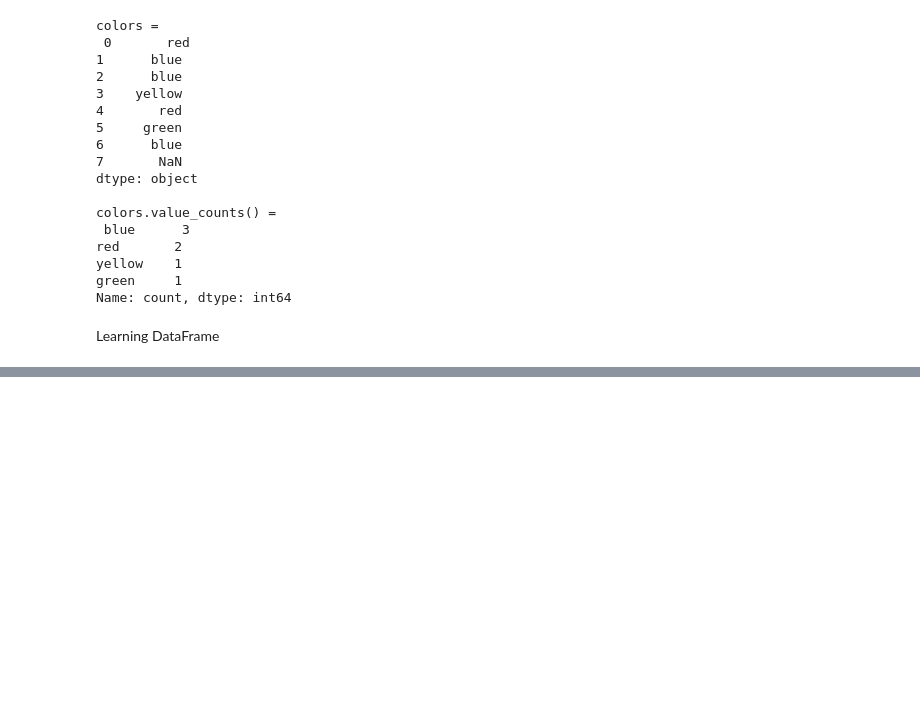
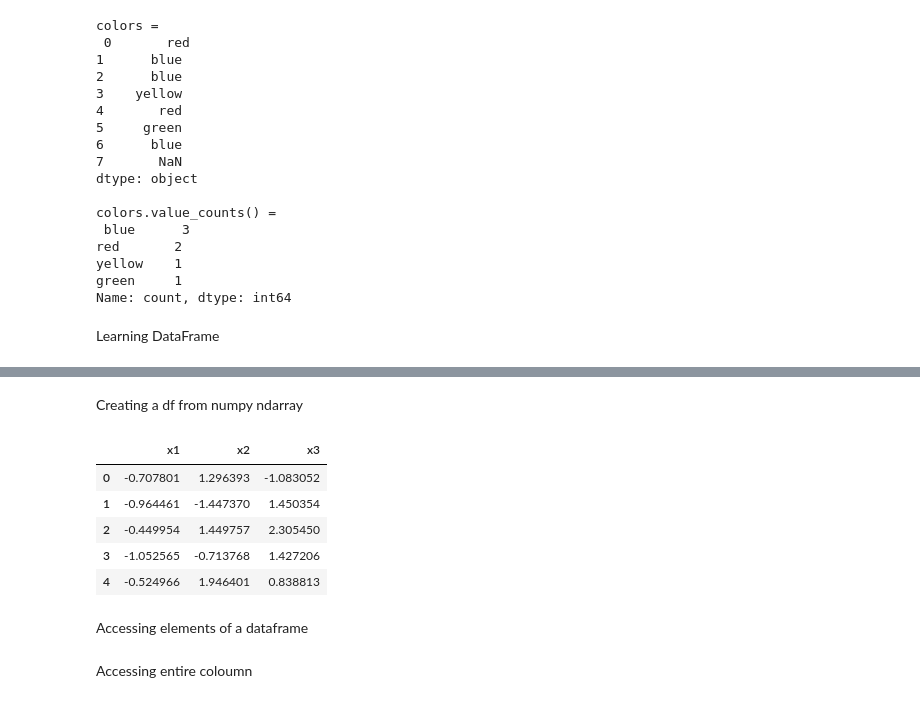
Before and after one commit to INFO-523-Exercises/intro-R-Python-avikalsingh1, a Jupyter notebook: Exercise1.ipynb, the cells around one changed output, grey strips where cells are left out. Cells and saved outputs as stored; diff of their text form; code cells hidden in the pictures; blank space fills up the shorter version.

```diff
--- a/Exercise1.ipynb
+++ b/Exercise1.ipynb
@@ -1025,0 +1077,20 @@ Learning DataFrame
+# %% [markdown]
+Creating a df from numpy ndarray
+# %%
+import numpy as np
+
+npdata = np.random.randn(5,3)  # create a 5 by 3 random matrix
+columnNames = ['x1','x2','x3']
+data = DataFrame(npdata, columns=columnNames)
+data
+# %% [output]
+|  | x1 | x2 | x3 |
+| 0 | -0.707801 | 1.296393 | -1.083052 |
+| 1 | -0.964461 | -1.447370 | 1.450354 |
+| 2 | -0.449954 | 1.449757 | 2.305450 |
+| 3 | -1.052565 | -0.713768 | 1.427206 |
+| 4 | -0.524966 | 1.946401 | 0.838813 |
+# %% [markdown]
+Accessing elements of a dataframe
+# %% [markdown]
+Accessing entire coloumn
```
Also changed, not shown: parts of 15 cells of this notebook.
